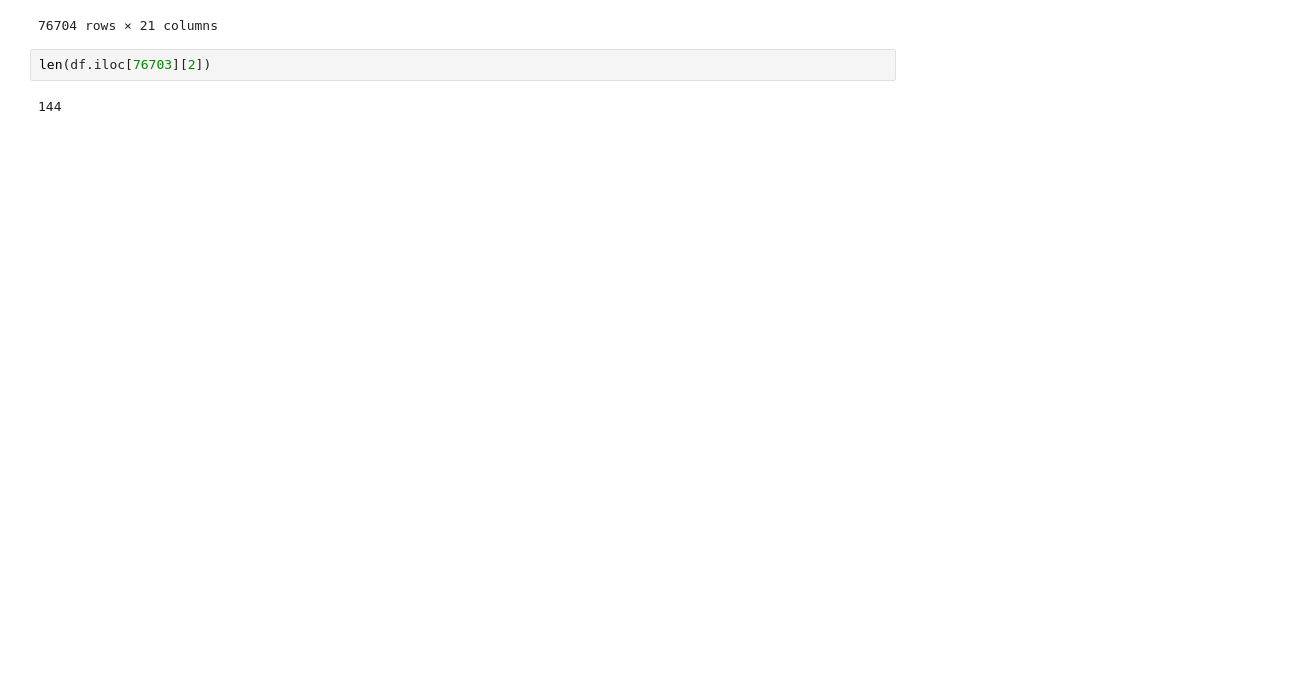
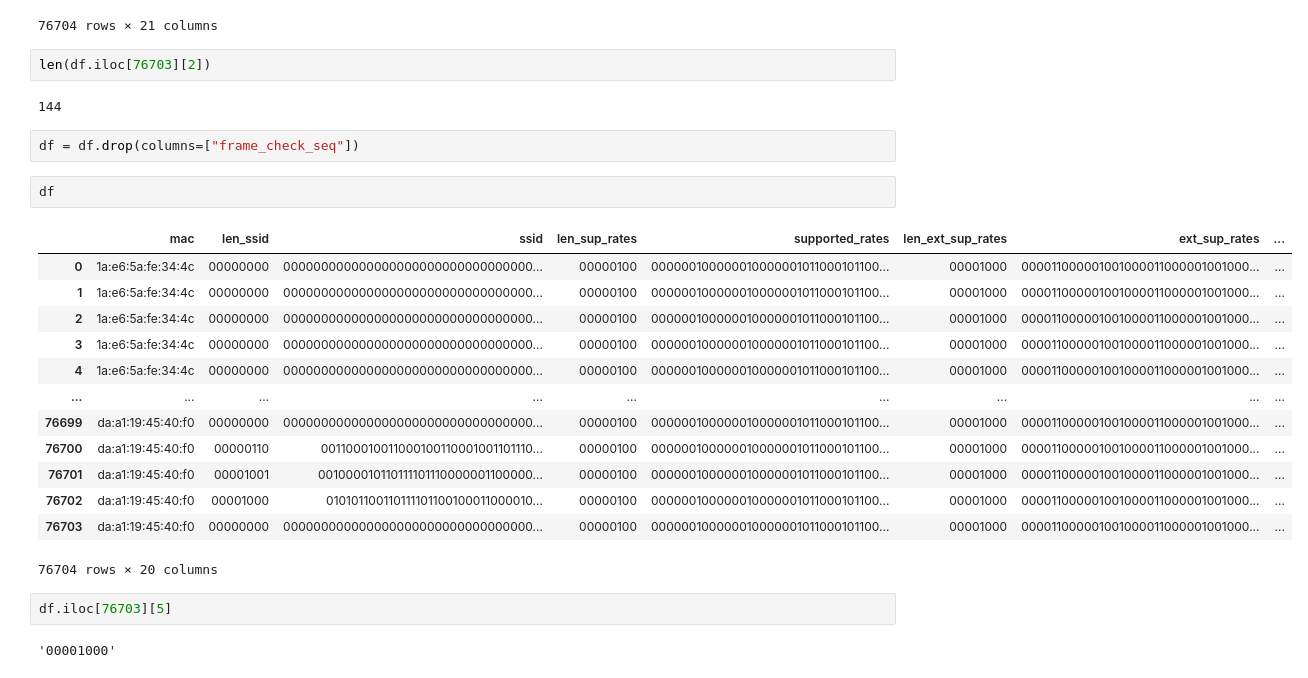
Before and after one commit to GiovanniBaccichet/CompactProbes, a Jupyter notebook: notebooks/pairwise_boosting/data_binary_pre-processing.ipynb, the cells around one changed output. Drawn from its saved outputs; the diff is of its cells as text; blank space fills up the shorter version.

```diff
--- a/notebooks/pairwise_boosting/data_binary_pre-processing.ipynb
+++ b/notebooks/pairwise_boosting/data_binary_pre-processing.ipynb
@@ -108,3 +132,25 @@ df
 len(df.iloc[76703][2])
 # %% [output]
 144
+# %%
+df = df.drop(columns=["frame_check_seq"])
+# %%
+df
+# %% [output]
+|  | mac | len_ssid | ssid | len_sup_rates | supported_rates | len_ext_sup_rates | ext_sup_rates | ... |
+| 0 | 1a:e6:5a:fe:34:4c | 00000000 | 000000000000000000000000000000000... | 00000100 | 000000100000010000001011000101100... | 00001000 | 000011000001001000011000001001000... | ... |
+| 1 | 1a:e6:5a:fe:34:4c | 00000000 | 000000000000000000000000000000000... | 00000100 | 000000100000010000001011000101100... | 00001000 | 000011000001001000011000001001000... | ... |
+| 2 | 1a:e6:5a:fe:34:4c | 00000000 | 000000000000000000000000000000000... | 00000100 | 000000100000010000001011000101100... | 00001000 | 000011000001001000011000001001000... | ... |
+| 3 | 1a:e6:5a:fe:34:4c | 00000000 | 000000000000000000000000000000000... | 00000100 | 000000100000010000001011000101100... | 00001000 | 000011000001001000011000001001000... | ... |
+| 4 | 1a:e6:5a:fe:34:4c | 00000000 | 000000000000000000000000000000000... | 00000100 | 000000100000010000001011000101100... | 00001000 | 000011000001001000011000001001000... | ... |
+| ... | ... | ... | ... | ... | ... | ... | ... | ... |
+| 76699 | da:a1:19:45:40:f0 | 00000000 | 000000000000000000000000000000000... | 00000100 | 000000100000010000001011000101100... | 00001000 | 000011000001001000011000001001000... | ... |
+| 76700 | da:a1:19:45:40:f0 | 00000110 | 001100010011000100110001001101110... | 00000100 | 000000100000010000001011000101100... | 00001000 | 000011000001001000011000001001000... | ... |
+| 76701 | da:a1:19:45:40:f0 | 00001001 | 001000010110111101110000001100000... | 00000100 | 000000100000010000001011000101100... | 00001000 | 000011000001001000011000001001000... | ... |
+| 76702 | da:a1:19:45:40:f0 | 00001000 | 010101100110111101100100011000010... | 00000100 | 000000100000010000001011000101100... | 00001000 | 000011000001001000011000001001000... | ... |
+| 76703 | da:a1:19:45:40:f0 | 00000000 | 000000000000000000000000000000000... | 00000100 | 000000100000010000001011000101100... | 00001000 | 000011000001001000011000001001000... | ... |
+76704 rows × 20 columns
+# %%
+df.iloc[76703][5]
+# %% [output]
+'00001000'
```
Also changed, not shown: parts of 6 cells of this notebook, 1 other file.
